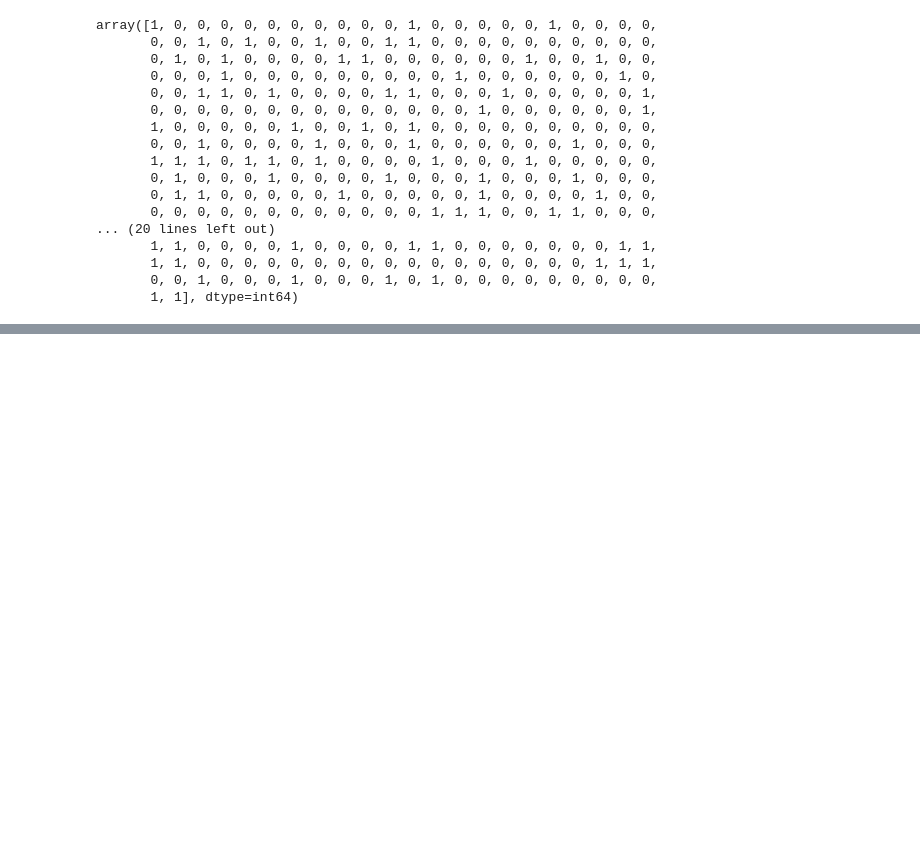
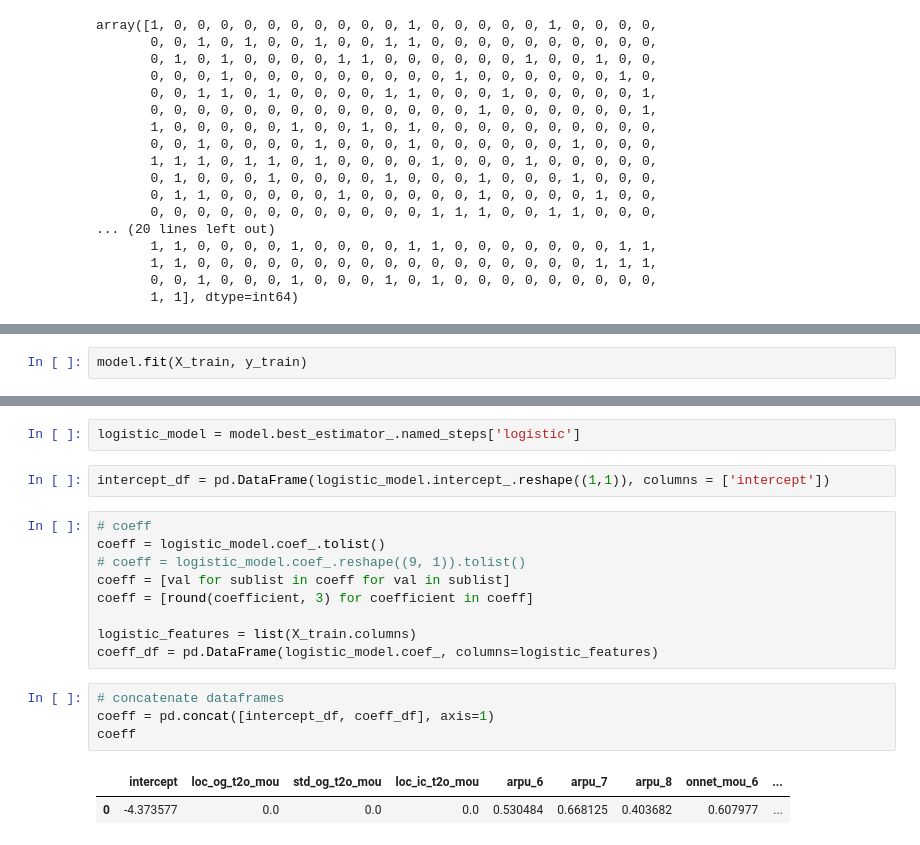
Before and after one commit to ranveer-singh/TelecomChurn, a Jupyter notebook: TelecomChurn_Ranveer_Anindita_Group_Assignment.ipynb, the cells around one changed output, grey strips where cells are left out. Drawn from its saved outputs; the diff is of its cells as text; blank space fills up the shorter version.

```diff
--- a/TelecomChurn_Ranveer_Anindita_Group_Assignment.ipynb
+++ b/TelecomChurn_Ranveer_Anindita_Group_Assignment.ipynb
@@ -605,0 +583,2 @@ ValueError: Feature shape mismatch, expected: 183, got 171
+# %%
+model.fit(X_train, y_train)
@@ -605,0 +603,20 @@ ValueError: Feature shape mismatch, expected: 183, got 171
+# %%
+logistic_model = model.best_estimator_.named_steps['logistic']
+# %%
+intercept_df = pd.DataFrame(logistic_model.intercept_.reshape((1,1)), columns = ['intercept'])
+# %%
+# coeff
+coeff = logistic_model.coef_.tolist()
+# coeff = logistic_model.coef_.reshape((9, 1)).tolist()
+coeff = [val for sublist in coeff for val in sublist]
+coeff = [round(coefficient, 3) for coefficient in coeff]
+
+logistic_features = list(X_train.columns)
+coeff_df = pd.DataFrame(logistic_model.coef_, columns=logistic_features)
+# %%
+# concatenate dataframes
+coeff = pd.concat([intercept_df, coeff_df], axis=1)
+coeff
+# %% [output]
+|  | intercept | loc_og_t2o_mou | std_og_t2o_mou | loc_ic_t2o_mou | arpu_6 | arpu_7 | arpu_8 | onnet_mou_6 | ... |
+| 0 | -4.373577 | 0.0 | 0.0 | 0.0 | 0.530484 | 0.668125 | 0.403682 | 0.607977 | ... |
```
Also changed, not shown: parts of 10 cells of this notebook, 1 other file.
